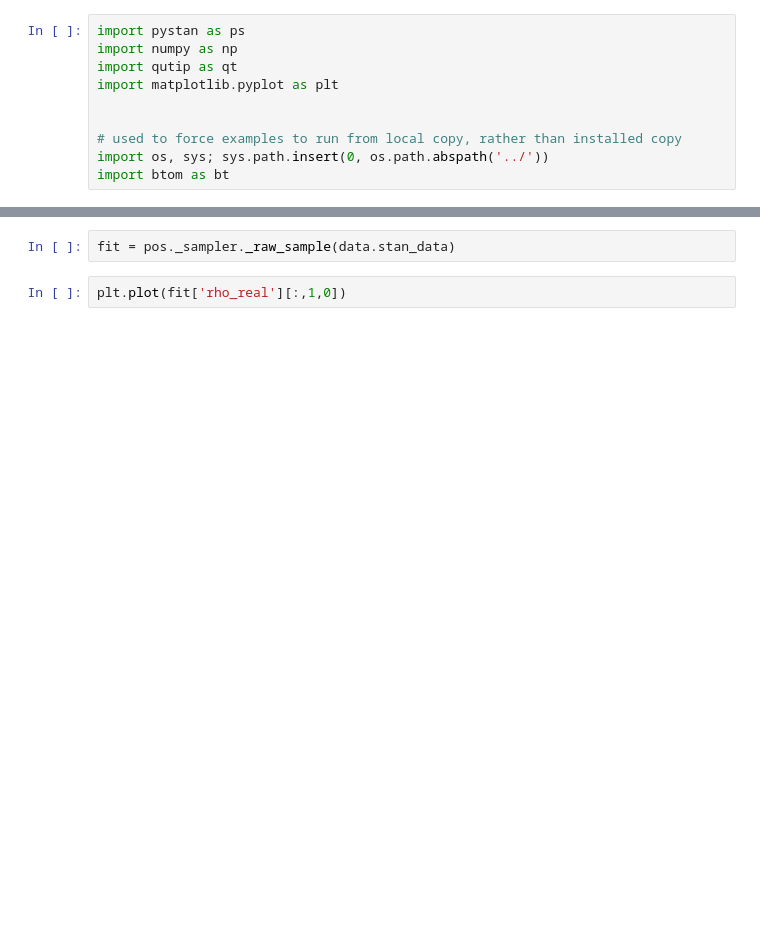
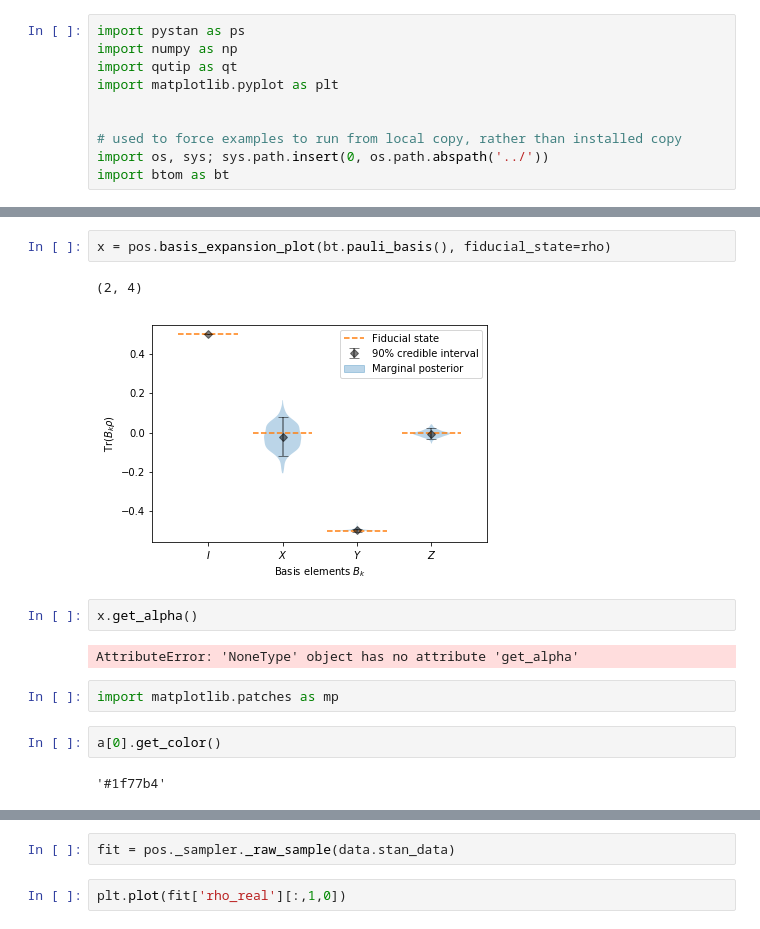
Before and after one commit to ihincks/btom, a Jupyter notebook: examples/binomial-example.ipynb, the cells around one changed output, grey strips where cells are left out. Drawn from its saved outputs; the diff is of its cells as text; blank space fills up the shorter version.

```diff
--- a/examples/binomial-example.ipynb
+++ b/examples/binomial-example.ipynb
@@ -10,0 +23,15 @@ import btom as bt
+# %%
+x = pos.basis_expansion_plot(bt.pauli_basis(), fiducial_state=rho)
+# %% [output]
+(2, 4)
+[figure, added]
+# %%
+x.get_alpha()
+# %% [output]
+AttributeError: 'NoneType' object has no attribute 'get_alpha'
+# %%
+import matplotlib.patches as mp
+# %%
+a[0].get_color()
+# %% [output]
+'#1f77b4'
```
Also changed, not shown: parts of 7 cells of this notebook, 2 other files.
